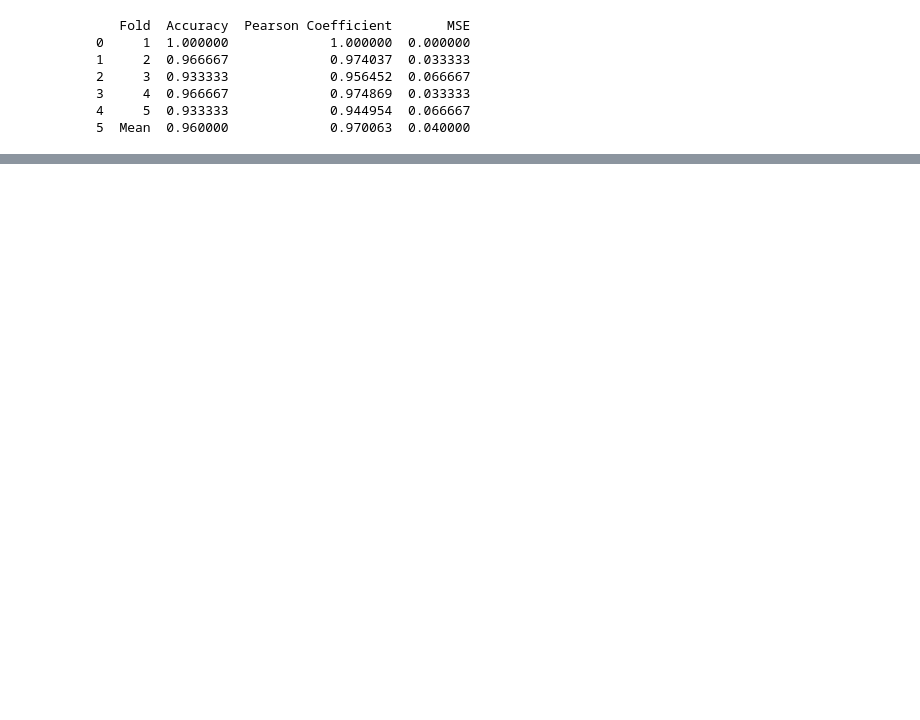
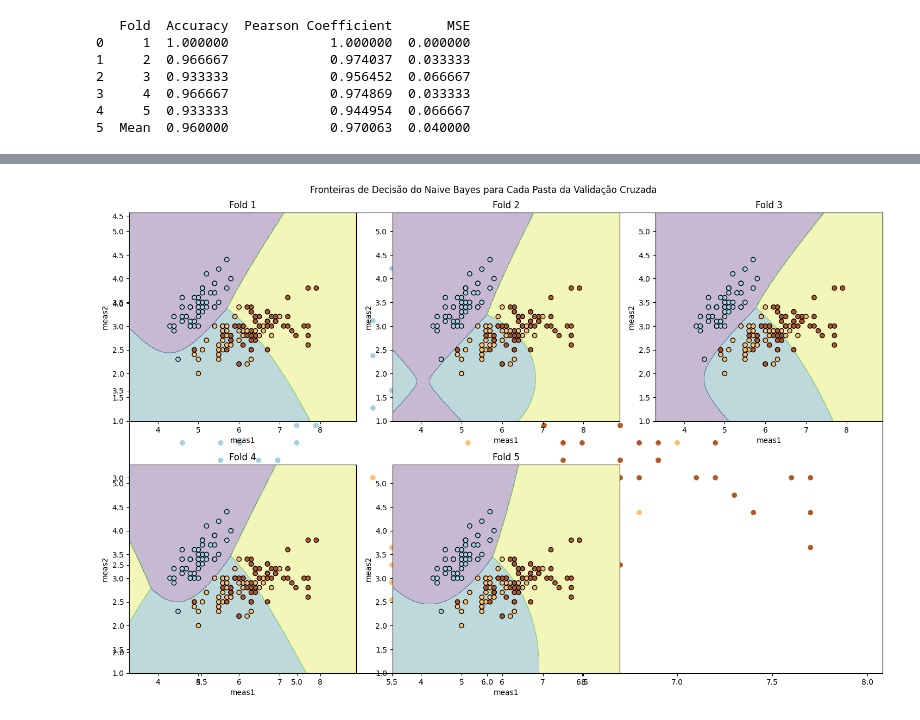
Before and after one commit to dgavieira/naive-bayes, a Jupyter notebook: notebooks/baseline.ipynb, the cells around one changed output, grey strips where cells are left out. Drawn from its saved outputs; the diff is of its cells as text; code cells hidden in the pictures; blank space fills up the shorter version.

Commit message:
plotando fronteiras de decisao

```diff
--- a/notebooks/baseline.ipynb
+++ b/notebooks/baseline.ipynb
@@ -83,0 +108,57 @@ print(results_df)
+# %%
+import numpy as np
+import matplotlib.pyplot as plt
+from sklearn.model_selection import KFold
+from sklearn.naive_bayes import GaussianNB
+from sklearn.preprocessing import LabelEncoder
+
+# Carregar o conjunto de dados do arquivo Excel
+file_path = '../data/iris_dataset.xlsx'  # substitua pelo caminho para o seu arquivo
+df = pd.read_excel(file_path)
+
+# Supondo que o DataFrame tem as colunas ['meas1', 'meas2', 'meas3', 'meas4', 'species']
+X = df[['meas1', 'meas2']].values
+y = df['species'].values
+
+# Codificar os valores de y (species) para valores numéricos
+label_encoder = LabelEncoder()
+y_encoded = label_encoder.fit_transform(y)
+
+# Configurar validação cruzada com 5 pastas
+kf = KFold(n_splits=5, shuffle=True, random_state=42)
+
+# Criar o scatterplot dos dados
+plt.figure(figsize=(15, 10))
+plt.scatter(X[:, 0], X[:, 1], c=y_encoded, cmap=plt.cm.Paired)
+
+for i, (train_index, test_index) in enumerate(kf.split(X)):
+    X_train, X_test = X[train_index], X[test_index]
+    y_train, y_test = y_encoded[train_index], y_encoded[test_index]
+
+    # Criar o classificador Naive Bayes
+    nb_classifier = GaussianNB()
+    nb_classifier.fit(X_train, y_train)
+
+    # Criar uma grade de pontos para plotagem
+    x_min, x_max = X[:, 0].min() - 1, X[:, 0].max() + 1
+    y_min, y_max = X[:, 1].min() - 1, X[:, 1].max() + 1
+    xx, yy = np.meshgrid(np.arange(x_min, x_max, 0.01),
+                         np.arange(y_min, y_max, 0.01))
+
+    # Prever as classes para cada ponto na grade
+    Z = nb_classifier.predict(np.c_[xx.ravel(), yy.ravel()])
+    Z = Z.reshape(xx.shape)
+
+    # Plotar as regiões de decisão
+    plt.subplot(2, 3, i + 1)
+    plt.contourf(xx, yy, Z, alpha=0.3)
+    plt.scatter(X[:, 0], X[:, 1], c=y_encoded, edgecolors='k', cmap=plt.cm.Paired)
+    plt.xlabel('meas1')
+    plt.ylabel('meas2')
+    plt.title(f'Fold {i + 1}')
+
+plt.suptitle('Fronteiras de Decisão do Naive Bayes para Cada Pasta da Validação Cruzada')
+plt.tight_layout()
+plt.show()
+# %% [output]
+[figure, added]
```
Also changed, not shown: parts of 5 cells of this notebook, 5 other files.
